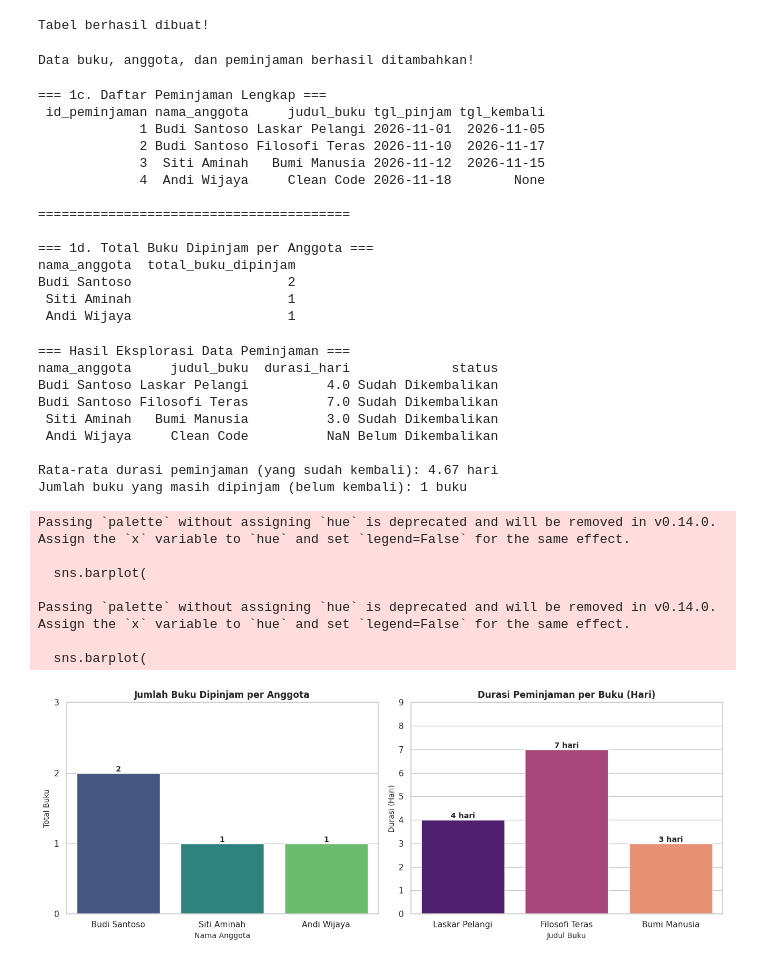
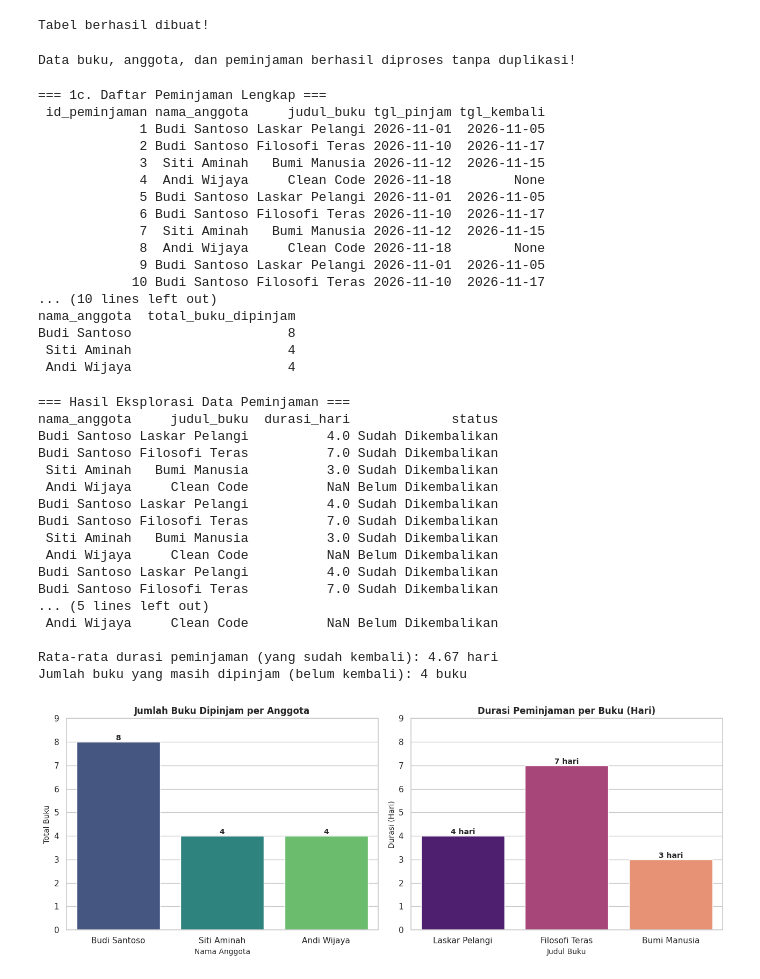
Before and after one commit to 411221004-star/analitik_visualisasi_data, a Jupyter notebook: Untitled9.ipynb, the cells around one changed output. Drawn from its saved outputs; the diff is of its cells as text; code cells hidden in the pictures.

```diff
--- a/Untitled9.ipynb
+++ b/Untitled9.ipynb
@@ -48,7 +48,19 @@ print("Tabel berhasil dibuat!")
 # %% [output]
 Tabel berhasil dibuat!
 # %%
-# 1a. Menambahkan 5 data buku
+# Menutup koneksi lama secara paksa untuk melepas kunci (lock)
+try:
+    conn.close()
+except:
+    pass
+
+# Membuka koneksi baru
+import sqlite3
+conn = sqlite3.connect('perpustakaan.db')
+cursor = conn.cursor()
+cursor.execute("PRAGMA foreign_keys = ON;")
+
+# 1a. Menambahkan 5 data buku (menggunakan OR IGNORE agar aman jika dijalankan ulang)
 data_buku = [
     ('Laskar Pelangi', 'Andrea Hirata', 2005),
     ('Bumi Manusia', 'Pramoedya Ananta Toer', 1980),
@@ -56,32 +68,29 @@ data_buku = [
     ('Clean Code', 'Robert C. Martin', 2008),
     ('Atomic Habits', 'James Clear', 2018)
 ]
-cursor.executemany('INSERT INTO buku (judul, penulis, tahun) VALUES (?, ?, ?)', data_buku)
+cursor.executemany('INSERT OR IGNORE INTO buku (judul, penulis, tahun) VALUES (?, ?, ?)', data_buku)
 
-# 1a. Menambahkan 3 data anggota
+# 1a. Menambahkan 3 data anggota (menggunakan OR IGNORE untuk menghindari UNIQUE constraint error pada email)
 data_anggota = [
     ('Budi Santoso', 'budi.santoso@email.com'),
     ('Siti Aminah', 'siti.aminah@email.com'),
     ('Andi Wijaya', 'andi.wijaya@email.com')
 ]
-cursor.executemany('INSERT INTO anggota (nama, email) VALUES (?, ?)', data_anggota)
+cursor.executemany('INSERT OR IGNORE INTO anggota (nama, email) VALUES (?, ?)', data_anggota)
 
-# 1b. Menambahkan 4 transaksi peminjaman (minimal 1 tgl_kembali bernilai NULL / None)
+# 1b. Menambahkan 4 transaksi peminjaman (menggunakan OR IGNORE agar tidak duplikat)
 data_peminjaman = [
     (1, 1, '2026-11-01', '2026-11-05'),  # Budi meminjam Laskar Pelangi (4 hari)
     (1, 3, '2026-11-10', '2026-11-17'),  # Budi meminjam Filosofi Teras (7 hari)
     (2, 2, '2026-11-12', '2026-11-15'),  # Siti meminjam Bumi Manusia (3 hari)
     (3, 4, '2026-11-18', None)           # Andi meminjam Clean Code (Belum dikembalikan / NULL)
 ]
-cursor.executemany('''
-INSERT INTO peminjaman (id_anggota, id_buku, tgl_pinjam, tgl_kembali)
-VALUES (?, ?, ?, ?)
-''', data_peminjaman)
+cursor.executemany('INSERT OR IGNORE INTO peminjaman (id_anggota, id_buku, tgl_pinjam, tgl_kembali) VALUES (?, ?, ?, ?)', data_peminjaman)
 
 conn.commit()
-print("Data buku, anggota, dan peminjaman berhasil ditambahkan!")
+print("Data buku, anggota, dan peminjaman berhasil diproses tanpa duplikasi!")
 # %% [output]
-Data buku, anggota, dan peminjaman berhasil ditambahkan!
+Data buku, anggota, dan peminjaman berhasil diproses tanpa duplikasi!
 # %%
 # 1c. Menampilkan daftar peminjaman lengkap menggunakan JOIN
 query_1c = '''
@@ -121,14 +130,17 @@ print(df_total_pinjam.to_string(index=False))
              2 Budi Santoso Filosofi Teras 2026-11-10  2026-11-17
              3  Siti Aminah   Bumi Manusia 2026-11-12  2026-11-15
              4  Andi Wijaya     Clean Code 2026-11-18        None
-
-========================================
-
-=== 1d. Total Buku Dipinjam per Anggota ===
+             5 Budi Santoso Laskar Pelangi 2026-11-01  2026-11-05
+             6 Budi Santoso Filosofi Teras 2026-11-10  2026-11-17
+             7  Siti Aminah   Bumi Manusia 2026-11-12  2026-11-15
+             8  Andi Wijaya     Clean Code 2026-11-18        None
+             9 Budi Santoso Laskar Pelangi 2026-11-01  2026-11-05
+            10 Budi Santoso Filosofi Teras 2026-11-10  2026-11-17
+... (10 lines left out)
 nama_anggota  total_buku_dipinjam
-Budi Santoso                    2
- Siti Aminah                    1
- Andi Wijaya                    1
+Budi Santoso                    8
+ Siti Aminah                    4
+ Andi Wijaya                    4
 # %%
 # 2a. DataFrame sudah dibuat dari query SQL pada langkah 1c (df_peminjaman)
 df_eksplorasi = df_peminjaman.copy()
@@ -161,9 +173,17 @@ Budi Santoso Laskar Pelangi          4.0 Sudah Dikembalikan
 Budi Santoso Filosofi Teras          7.0 Sudah Dikembalikan
  Siti Aminah   Bumi Manusia          3.0 Sudah Dikembalikan
  Andi Wijaya     Clean Code          NaN Belum Dikembalikan
+Budi Santoso Laskar Pelangi          4.0 Sudah Dikembalikan
+Budi Santoso Filosofi Teras          7.0 Sudah Dikembalikan
+ Siti Aminah   Bumi Manusia          3.0 Sudah Dikembalikan
+ Andi Wijaya     Clean Code          NaN Belum Dikembalikan
+Budi Santoso Laskar Pelangi          4.0 Sudah Dikembalikan
+Budi Santoso Filosofi Teras          7.0 Sudah Dikembalikan
+... (5 lines left out)
+ Andi Wijaya     Clean Code          NaN Belum Dikembalikan
 
 Rata-rata durasi peminjaman (yang sudah kembali): 4.67 hari
-Jumlah buku yang masih dipinjam (belum kembali): 1 buku
+Jumlah buku yang masih dipinjam (belum kembali): 4 buku
 # %%
 import matplotlib.pyplot as plt
 import seaborn as sns
@@ -177,7 +197,9 @@ sns.barplot(
     data=df_total_pinjam,
     x='nama_anggota',
     y='total_buku_dipinjam',
+    hue='nama_anggota',      # Ditambahkan untuk menyesuaikan aturan Seaborn terbaru
     palette='viridis',
+    legend=False,            # Ditambahkan agar legenda tidak muncul ganda
     ax=axes[0]
 )
 axes[0].set_title('Jumlah Buku Dipinjam per Anggota', fontsize=12, fontweight='bold')
@@ -187,41 +209,33 @@ axes[0].set_yticks(range(0, df_total_pinjam['total_buku_dipinjam'].max() + 2))
 
 # Menambahkan label angka di atas batang Grafik 1
 for p in axes[0].patches:
     axes[0].annotate(f'{int(p.get_height())}',
                      (p.get_x() + p.get_width() / 2., p.get_height()),
                      ha='center', va='bottom', fontsize=10, fontweight='bold')
 
 # Grafik 2: Durasi Peminjaman Buku (Hanya untuk buku yang sudah dikembalikan)
 df_kembali = df_eksplorasi.dropna(subset=['durasi_hari'])
 sns.barplot(
     data=df_kembali,
     x='judul_buku',
     y='durasi_hari',
+    hue='judul_buku',        # Ditambahkan untuk menyesuaikan aturan Seaborn terbaru
     palette='magma',
+    legend=False,            # Ditambahkan agar legenda tidak muncul ganda
     ax=axes[1]
 )
 axes[1].set_title('Durasi Peminjaman per Buku (Hari)', fontsize=12, fontweight='bold')
 axes[1].set_xlabel('Judul Buku', fontsize=10)
 axes[1].set_ylabel('Durasi (Hari)', fontsize=10)
 axes[1].set_yticks(range(0, int(df_kembali['durasi_hari'].max()) + 3))
 
 # Menambahkan label angka di atas batang Grafik 2
 for p in axes[1].patches:
     axes[1].annotate(f'{int(p.get_height())} hari',
                      (p.get_x() + p.get_width() / 2., p.get_height()),
                      ha='center', va='bottom', fontsize=10, fontweight='bold')
 
 plt.tight_layout()
 plt.show()
-
-# Menutup koneksi database setelah selesai
-conn.close()
 # %% [output]
-Passing `palette` without assigning `hue` is deprecated and will be removed in v0.14.0. Assign the `x` variable to `hue` and set `legend=False` for the same effect.
-
-  sns.barplot(
-
-Passing `palette` without assigning `hue` is deprecated and will be removed in v0.14.0. Assign the `x` variable to `hue` and set `legend=False` for the same effect.
-
-  sns.barplot(
-[figure, old version]
+[figure, new version]
```
